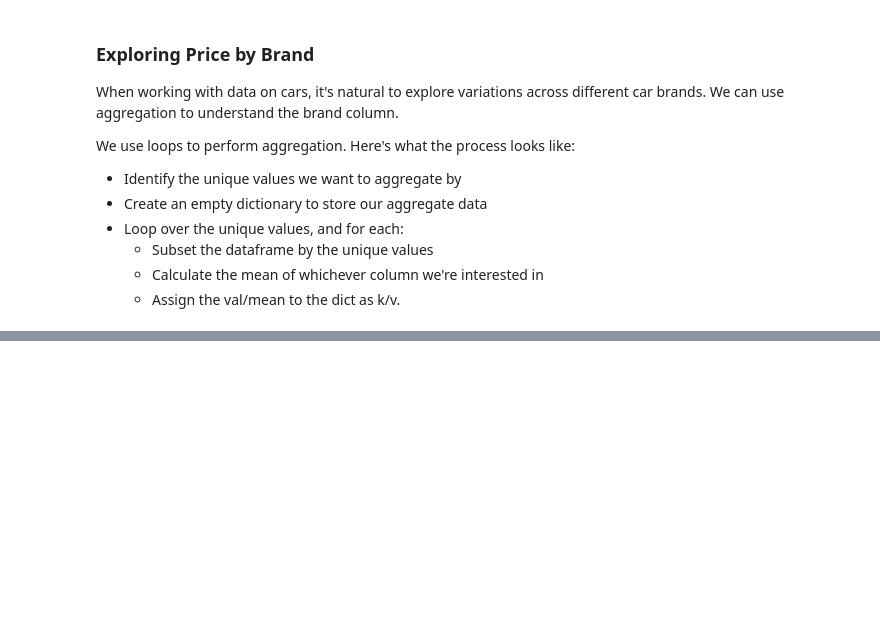
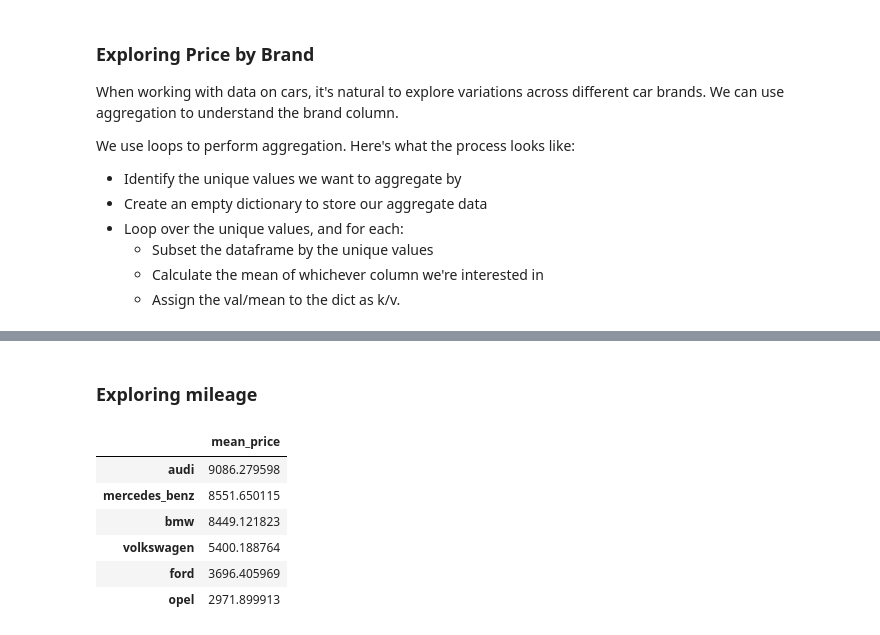
Before and after one commit to txkhaund/Dataquest_DS_path, a Jupyter notebook: Projects/3. Exploring Ebay Car Sales Data.ipynb, the cells around one changed output, grey strips where cells are left out. Cells and saved outputs as stored; diff of their text form; code cells hidden in the pictures; blank space fills up the shorter version.

```diff
--- a/Projects/3. Exploring Ebay Car Sales Data.ipynb
+++ b/Projects/3. Exploring Ebay Car Sales Data.ipynb
@@ -454,0 +525,2 @@ We use loops to perform aggregation. Here's what the process looks like:
+# %% [markdown]
+### Exploring mileage
@@ -454,0 +537,11 @@ We use loops to perform aggregation. Here's what the process looks like:
+# %%
+brand_info = pd.DataFrame(mean_price, columns=["mean_price"])
+brand_info
+# %% [output]
+|  | mean_price |
+| audi | 9086.279598 |
+| mercedes_benz | 8551.650115 |
+| bmw | 8449.121823 |
+| volkswagen | 5400.188764 |
+| ford | 3696.405969 |
+| opel | 2971.899913 |
```
Also changed, not shown: parts of 12 cells of this notebook.
